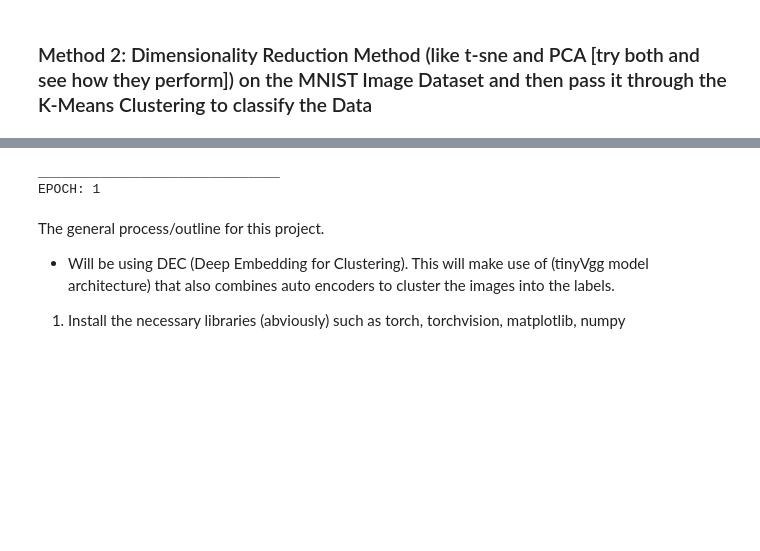
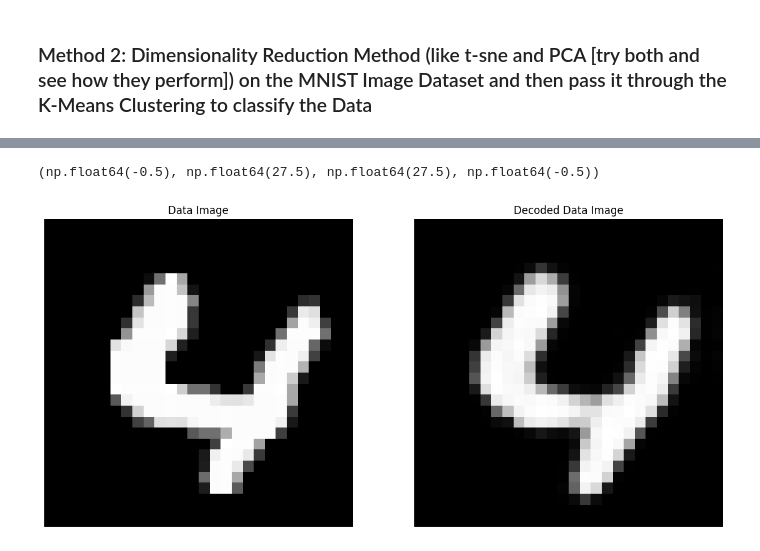
Before and after one commit to kmsmeng/AutoEncoder, a Jupyter notebook: image_clustering.ipynb, the cells around one changed output, grey strips where cells are left out. Saved outputs shown, nothing was run; the diff lists cells and outputs as text; code cells hidden in the pictures; blank space fills up the shorter version.

```diff
--- a/image_clustering.ipynb
+++ b/image_clustering.ipynb
@@ -395,0 +473,12 @@ plt.scatter(cluster_centers[:, 0], cluster_centers[:, 1], c='black', marker='X',
+# %%
+tensor = torch.rand(20, 1, 28, 28)
+
+encoder = CNN_Encoder(input_channels=1)
+x = encoder(tensor)
+
+# flatten = nn.Flatten(start_dim=0)
+print(x.shape)
+
+
+decoder = CNN_Decoder(output_channels=1)
+print(decoder(x).shape)
@@ -395,0 +510,6 @@ plt.scatter(cluster_centers[:, 0], cluster_centers[:, 1], c='black', marker='X',
+# %%
+# Initialize loss function, optimizer
+
+loss_fn = nn.MSELoss()
+optimizer = torch.optim.Adam(params=cnn_autoencoder.parameters(), lr=0.01)
+schedular = torch.optim.lr_scheduler.StepLR(optimizer=optimizer, step_size=3, gamma=0.1)
@@ -396,30 +549,32 @@ plt.scatter(cluster_centers[:, 0], cluster_centers[:, 1], c='black', marker='X',
+# %%
+# Generate random integer
+rand_int = torch.randint(0, len(train_data)-1, (1,)).item()
+
+# index random data corresponding to the integer
+image = train_data[rand_int][0]
+
+# initialize the plot
+fig, ax = plt.subplots(1, 2, figsize=(14,7))
+
+# plot the data image
+ax[0].imshow(image.permute(1, 2, 0), cmap='gray')
+ax[0].set_title('Data Image')
+ax[0].axis(False)
+
+
+# run inference of data on the trained model and get the decoded data
+encoded, decoded = cnn_autoencoder(image.unsqueeze(dim=0).to(device))
+decoded = decoded.reshape(image.shape).detach().cpu()
+
+# plot the decoded data image
+ax[1].imshow(decoded.permute(1, 2, 0), cmap='grey')
+ax[1].set_title('Decoded Data Image')
+ax[1].axis(False)
+# %% [output]
+(np.float64(-0.5), np.float64(27.5), np.float64(27.5), np.float64(-0.5))
+[figure, added]
 # %%
 ### Currently the AutoEncoder Model is just trained to get the high-dim MNIST dataset into low dimension latent represent and reconstruct the image form it.....
 ### It isn't cluster aware....so we will train it to be aware of cluster.....train it to group the 'latent representation' in cluster
 
 # (Cluster-Aware Training (recon + clustering loss))
-# %%
-num_epochs = 5
-
-for epoch in range(num_epochs):
-
-    autoEncoder.train()
-
-    print('_______________________________')
-    print(f'EPOCH: {epoch+1}')
-
-    total_loss = 0
-
-    for image, label in train_dataloader:
-        image = image.view(image.shape[0], -1).to(device)
-        encoded, decoded = autoEncoder(image)
-
-        recon_loss = loss(decoded, image)
-
-
-        # cluster_loss = loss()
-        break
-    break
-# %% [output]
-_______________________________
-EPOCH: 1
@@ -428,9 +580,0 @@ nn.MSELoss()
-# %% [markdown]
-The general process/outline for this project.
-
-* Will be using DEC (Deep Embedding for Clustering). This will make use of (tinyVgg model architecture) that also combines auto encoders to cluster the images into the labels.
-
-
-
-
-1. Install the necessary libraries (abviously) such as torch, torchvision, matplotlib, numpy
```
Also changed, not shown: parts of 39 cells of this notebook, 1 other file.
